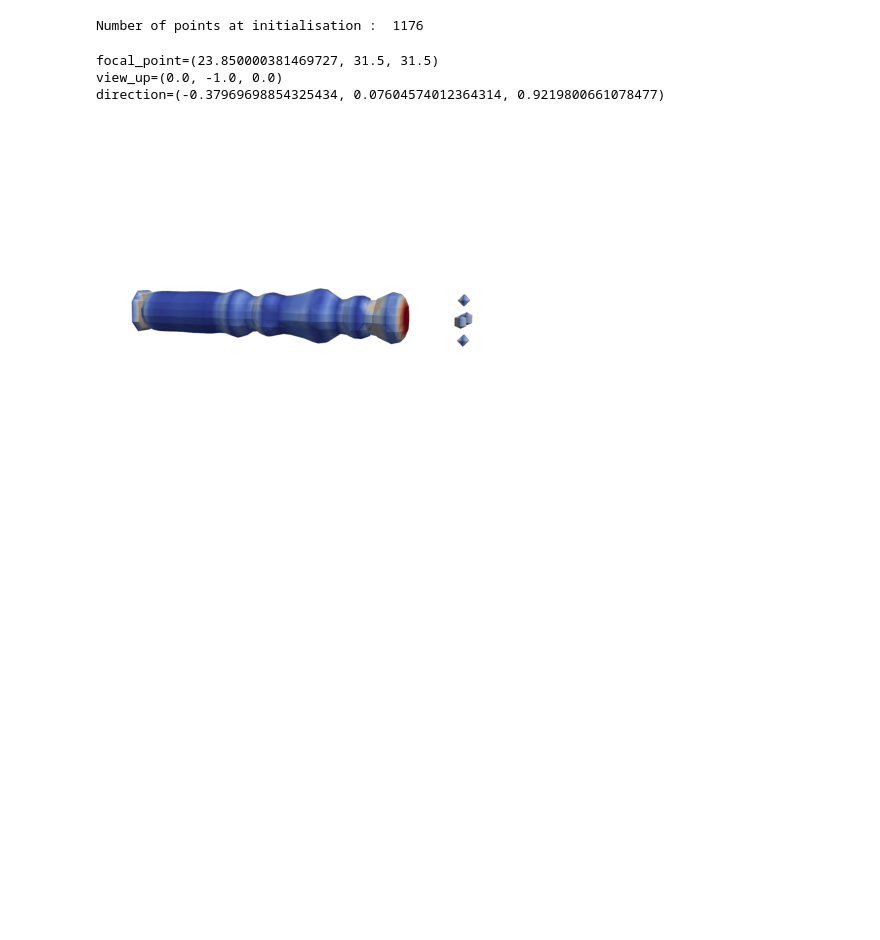
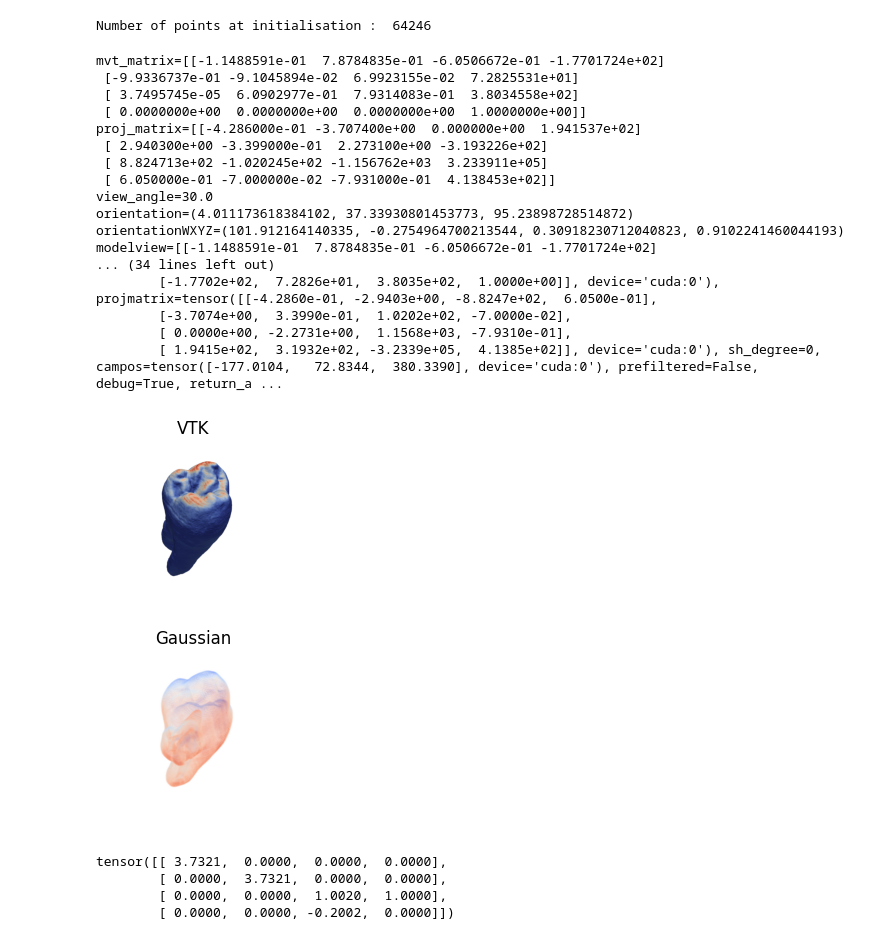
Before and after one commit to siramok/gaussian-splatting, a Jupyter notebook: volume-render.ipynb, the cells around one changed output. Drawn from its saved outputs; the diff is of its cells as text; code cells hidden in the pictures.

```diff
--- a/volume-render.ipynb
+++ b/volume-render.ipynb
@@ -48,7 +48,7 @@ pipe.debug = True
 sh_degree = 3
 gaussians = GaussianModel(sh_degree)
 
-ply_path = "data/fuel.ply"
+ply_path = "data/tooth.ply"
 pcd = fetchPly(ply_path)
 
 spatial_lr_scale = 4.982904243469239
@@ -56,7 +56,7 @@ gaussians.create_from_pcd(pcd, spatial_lr_scale)
 
 gaussians.training_setup(training_args)
 # %% [output]
-Number of points at initialisation :  1176
+Number of points at initialisation :  64246
 # %%
 def qvec2rotmat(qvec):
     return np.array(
@@ -206,33 +243,67 @@ def get_new_vtk_camera(plotter, seed):
 # %%
 # Generate a new synthetic viewpoint and feed the camera parameters to the Gaussian renderer
 bg_color = [1, 1, 1]
 bg = torch.tensor(bg_color, dtype=torch.float32, device="cuda")
 
 # Can change the image resolution to whatever you'd like, but 1080p is fast
-width = 1080
-height = 1080
+width = 800
+height = 800
 
 plotter = init_pv_plotter(ply_path, width, height)
 
 # Seeded random camera values, was supposed to help with debugging
-seed = 9
+seed = 22
 
 viewpoint_cam = get_new_vtk_camera(plotter, seed)
 render_pkg = render(viewpoint_cam, gaussians, pipe, bg)
 gaussian_image = render_pkg["render"]
 
 # Original Pyvista render (ground truth)
-plt.imshow(viewpoint_cam.original_image.cpu().detach().numpy().transpose(1, 2, 0))
-plt.axis("off")
-plt.show()
+fig, axes = plt.subplots(2, 1, figsize=(10, 5))
+axes[0].imshow(viewpoint_cam.original_image.cpu().detach().numpy().transpose(1, 2, 0))
+axes[0].set_title("VTK")
+axes[0].axis("off")
 
 # Gaussian render (usually the model isn't in the scene)
-plt.imshow(gaussian_image.cpu().detach().numpy().transpose(1, 2, 0))
-plt.axis("off")
+axes[1].imshow(gaussian_image.cpu().detach().numpy().transpose(1, 2, 0))
+axes[1].set_title("Gaussian")
+axes[1].axis("off")
 plt.show()
 # %% [output]
-focal_point=(23.850000381469727, 31.5, 31.5)
-view_up=(0.0, -1.0, 0.0)
-direction=(-0.37969698854325434, 0.07604574012364314, 0.9219800661078477)
+mvt_matrix=[[-1.1488591e-01  7.8784835e-01 -6.0506672e-01 -1.7701724e+02]
+ [-9.9336737e-01 -9.1045894e-02  6.9923155e-02  7.2825531e+01]
+ [ 3.7495745e-05  6.0902977e-01  7.9314083e-01  3.8034558e+02]
+ [ 0.0000000e+00  0.0000000e+00  0.0000000e+00  1.0000000e+00]]
+proj_matrix=[[-4.286000e-01 -3.707400e+00  0.000000e+00  1.941537e+02]
+ [ 2.940300e+00 -3.399000e-01  2.273100e+00 -3.193226e+02]
+ [ 8.824713e+02 -1.020245e+02 -1.156762e+03  3.233911e+05]
+ [ 6.050000e-01 -7.000000e-02 -7.931000e-01  4.138453e+02]]
+view_angle=30.0
+orientation=(4.011173618384102, 37.33930801453773, 95.23898728514872)
+orientationWXYZ=(101.912164140335, -0.2754964700213544, 0.30918230712040823, 0.9102241460044193)
+modelview=[[-1.1488591e-01  7.8784835e-01 -6.0506672e-01 -1.7701724e+02]
+... (34 lines left out)
+        [-1.7702e+02,  7.2826e+01,  3.8035e+02,  1.0000e+00]], device='cuda:0'), projmatrix=tensor([[-4.2860e-01, -2.9403e+00, -8.8247e+02,  6.0500e-01],
+        [-3.7074e+00,  3.3990e-01,  1.0202e+02, -7.0000e-02],
+        [ 0.0000e+00, -2.2731e+00,  1.1568e+03, -7.9310e-01],
+        [ 1.9415e+02,  3.1932e+02, -3.2339e+05,  4.1385e+02]], device='cuda:0'), sh_degree=0, campos=tensor([-177.0104,   72.8344,  380.3390], device='cuda:0'), prefiltered=False, debug=True, return_a ...
-[figure, old version]
+[figure, new version]
-[figure, removed]
+# %%
+def getProjectionMatrix(fovy, aspect, zNear, zFar):
+    tanHalfFovy = math.tan((fovy / 2.0))
+
+    p_matrix = torch.zeros(4, 4)
+    p_matrix[0, 0] = 1.0 / (aspect * tanHalfFovy)
+    p_matrix[1, 1] = 1.0 / tanHalfFovy
+    p_matrix[2, 2] = (zFar + zNear) / (zFar - zNear)
+    p_matrix[2, 3] = 1.0
+    p_matrix[3, 2] = -(2.0 * zFar * zNear) / (zFar - zNear)
+    return p_matrix
+
+
+print(getProjectionMatrix(math.radians(30.0), width / height, 0.1, 100.0))
+# %% [output]
+tensor([[ 3.7321,  0.0000,  0.0000,  0.0000],
+        [ 0.0000,  3.7321,  0.0000,  0.0000],
+        [ 0.0000,  0.0000,  1.0020,  1.0000],
+        [ 0.0000,  0.0000, -0.2002,  0.0000]])
```
Also changed, not shown: parts of 2 cells of this notebook, 4 other files.
